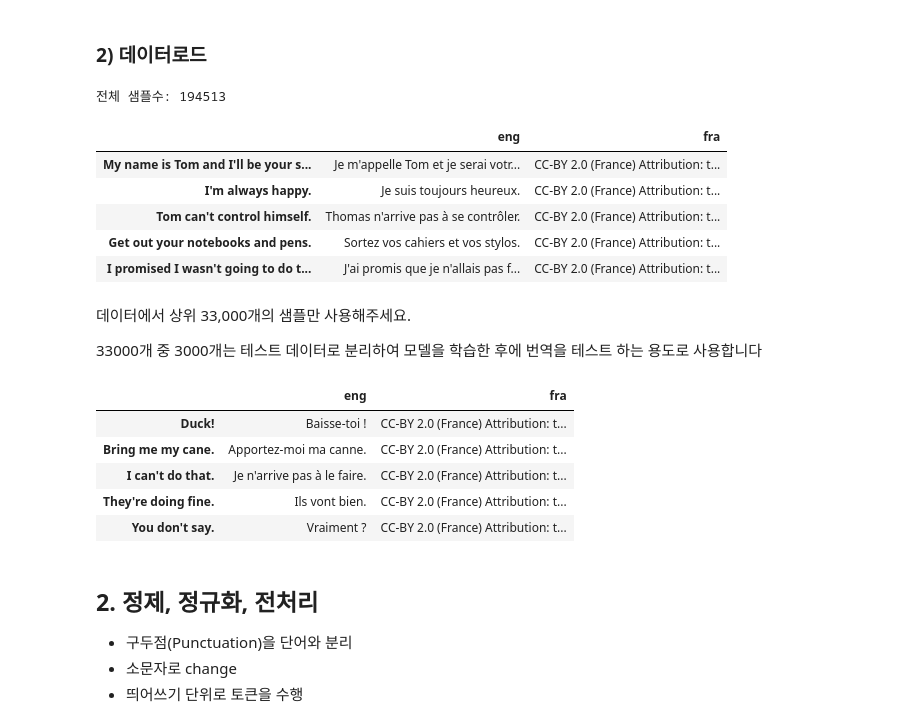
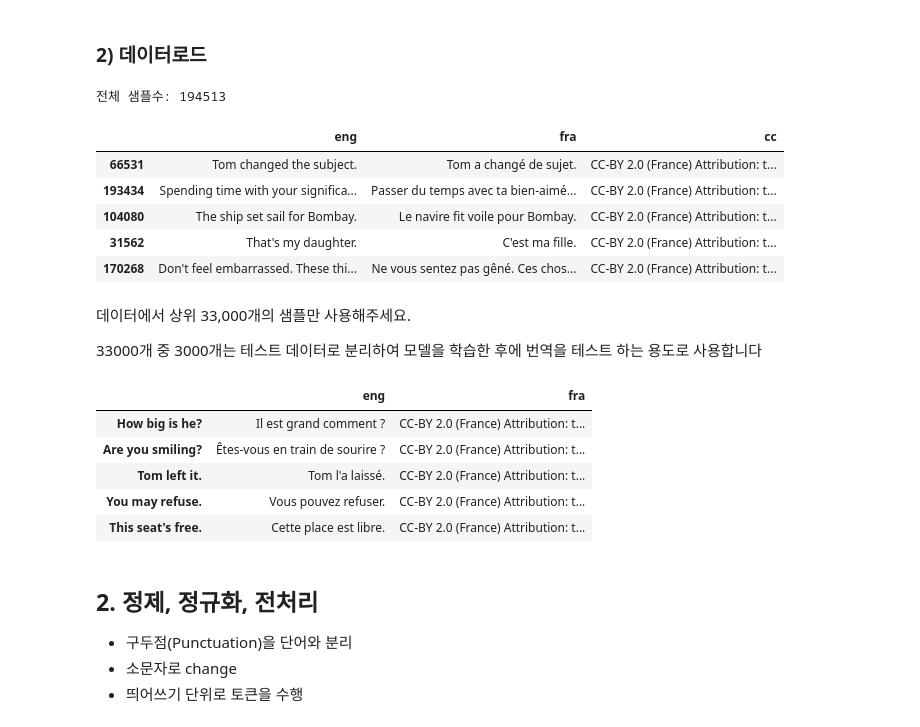
Before and after one commit to jx-dohwan/Aiffel_Exp_Project, a Jupyter notebook: [Exp_10]Let's_make_a_translator.ipynb, the cells around one changed output. Cells and saved outputs as stored; diff of their text form; code cells hidden in the pictures.

```diff
--- a/[Exp_10]Let's_make_a_translator.ipynb
+++ b/[Exp_10]Let's_make_a_translator.ipynb
@@ -16,17 +16,17 @@ import numpy as np
 ### 2) 데이터로드
 # %%
 file_path = "/content/drive/MyDrive/인공지능/아이펠/ES/data/translator_seq2seq/fra.txt"
-lines = pd.read_csv(file_path, names=['eng', 'fra'], sep='\t')
+lines = pd.read_csv(file_path, names=['eng', 'fra', 'cc'], sep='\t')
 print('전체 샘플수:',len(lines))
 lines.sample(5)
 # %% [output]
 전체 샘플수: 194513
-|  | eng | fra |
-| My name is Tom and I'll be your s... | Je m'appelle Tom et je serai votr... | CC-BY 2.0 (France) Attribution: t... |
-| I'm always happy. | Je suis toujours heureux. | CC-BY 2.0 (France) Attribution: t... |
-| Tom can't control himself. | Thomas n'arrive pas à se contrôler. | CC-BY 2.0 (France) Attribution: t... |
-| Get out your notebooks and pens. | Sortez vos cahiers et vos stylos. | CC-BY 2.0 (France) Attribution: t... |
-| I promised I wasn't going to do t... | J'ai promis que je n'allais pas f... | CC-BY 2.0 (France) Attribution: t... |
+|  | eng | fra | cc |
+| 66531 | Tom changed the subject. | Tom a changé de sujet. | CC-BY 2.0 (France) Attribution: t... |
+| 193434 | Spending time with your significa... | Passer du temps avec ta bien-aimé... | CC-BY 2.0 (France) Attribution: t... |
+| 104080 | The ship set sail for Bombay. | Le navire fit voile pour Bombay. | CC-BY 2.0 (France) Attribution: t... |
+| 31562 | That's my daughter. | C'est ma fille. | CC-BY 2.0 (France) Attribution: t... |
+| 170268 | Don't feel embarrassed. These thi... | Ne vous sentez pas gêné. Ces chos... | CC-BY 2.0 (France) Attribution: t... |
 # %% [markdown]
 
 데이터에서 상위 33,000개의 샘플만 사용해주세요.
@@ -37,11 +37,11 @@ lines = lines[['eng', 'fra']][:33000]
 lines.sample(5)
 # %% [output]
 |  | eng | fra |
-| Duck! | Baisse-toi ! | CC-BY 2.0 (France) Attribution: t... |
-| Bring me my cane. | Apportez-moi ma canne. | CC-BY 2.0 (France) Attribution: t... |
-| I can't do that. | Je n'arrive pas à le faire. | CC-BY 2.0 (France) Attribution: t... |
-| They're doing fine. | Ils vont bien. | CC-BY 2.0 (France) Attribution: t... |
-| You don't say. | Vraiment ? | CC-BY 2.0 (France) Attribution: t... |
+| How big is he? | Il est grand comment ? | CC-BY 2.0 (France) Attribution: t... |
+| Are you smiling? | Êtes-vous en train de sourire ? | CC-BY 2.0 (France) Attribution: t... |
+| Tom left it. | Tom l'a laissé. | CC-BY 2.0 (France) Attribution: t... |
+| You may refuse. | Vous pouvez refuser. | CC-BY 2.0 (France) Attribution: t... |
+| This seat's free. | Cette place est libre. | CC-BY 2.0 (France) Attribution: t... |
 # %% [markdown]
 ## 2. 정제, 정규화, 전처리
 - 구두점(Punctuation)을 단어와 분리
```
Also changed, not shown: parts of 28 cells of this notebook.
